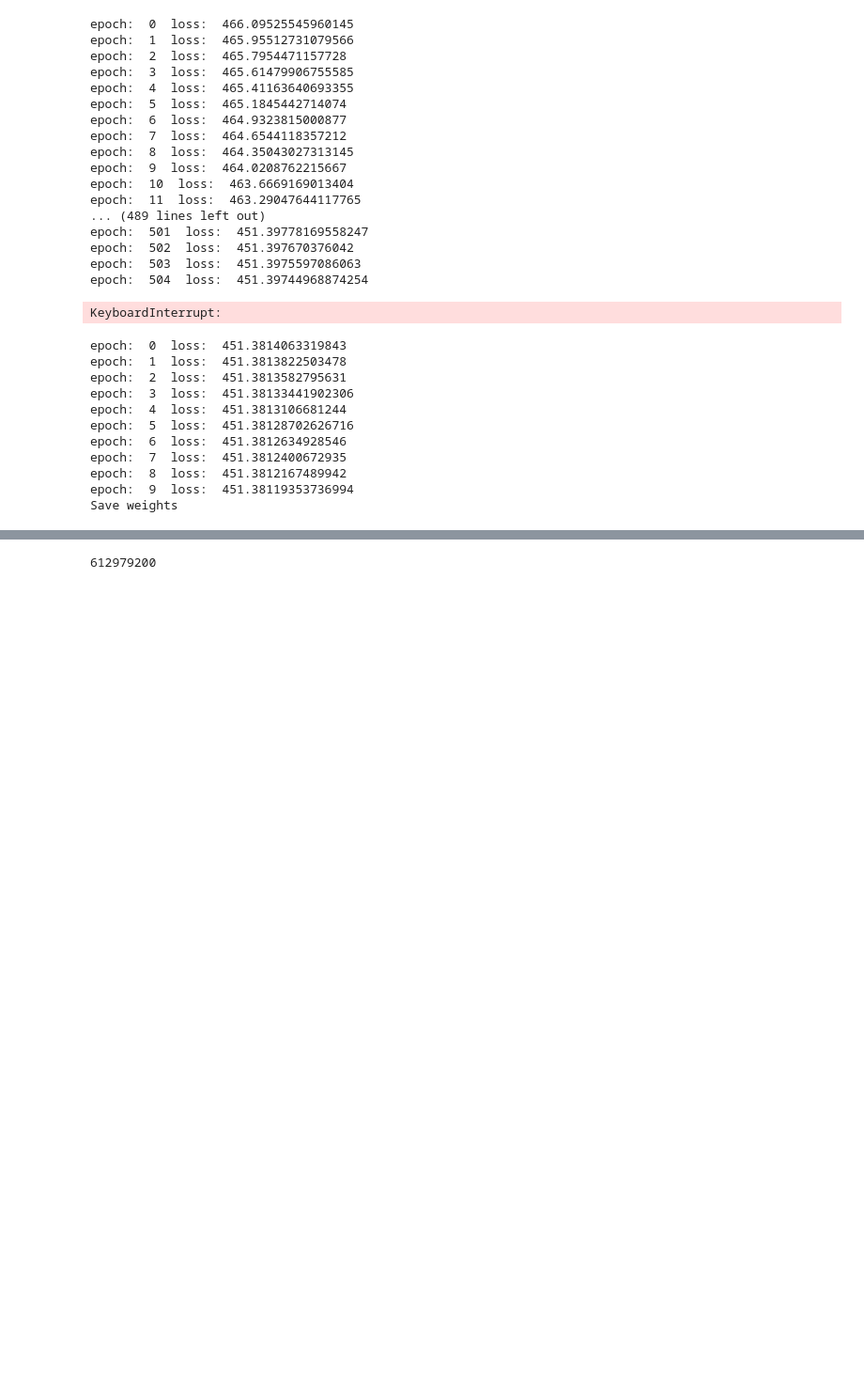
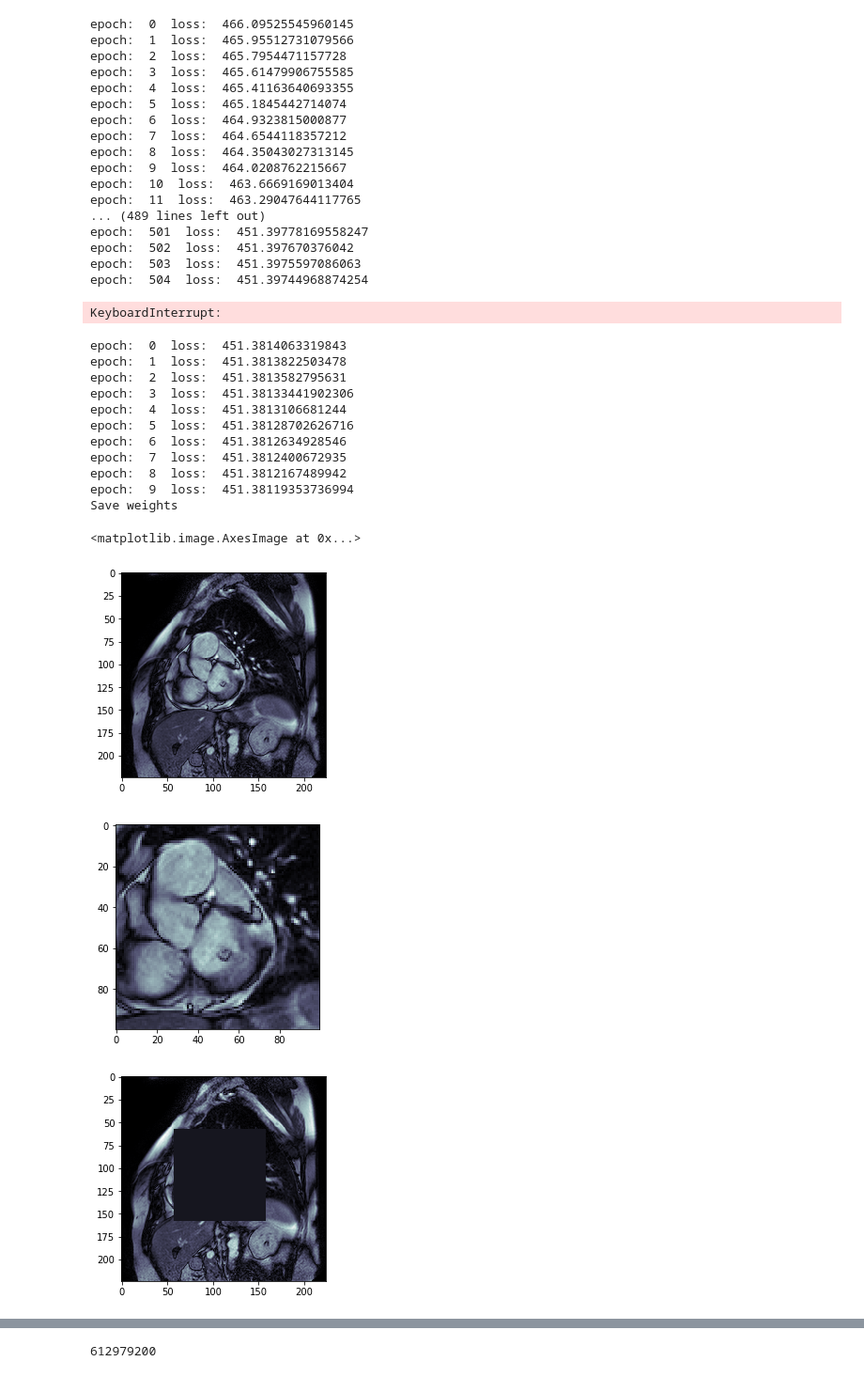
Before and after one commit to caspien6/heart_contour, a Jupyter notebook: roi/Deeplearning Roi.ipynb, the cells around one changed output, grey strips where cells are left out. Shown at 94% size. Cells and saved outputs as stored; diff of their text form; code cells hidden in the pictures; blank space fills up the shorter version.

```diff
--- a/roi/Deeplearning Roi.ipynb
+++ b/roi/Deeplearning Roi.ipynb
@@ -182,6 +200,37 @@ epoch:  7  loss:  451.3812400672935
 epoch:  8  loss:  451.3812167489942
 epoch:  9  loss:  451.38119353736994
 Save weights
+# %%
+%matplotlib inline
+import matplotlib.pyplot as plt
+
+idx = 533
+border_size=100
+plt.figure()
+cont = ds.contour_data.iloc[idx]
+image = ds.dcm_images[str(cont['path'])]
+plt.imshow(image,cmap=plt.cm.bone)
+
+out = roi.model(torch.from_numpy(np.expand_dims(ds.__getitem__(idx)['image'], axis = 0)).cuda())
+reshaped_output = np.reshape(out.cpu().detach().numpy(), (32,32))
+reshaped_output = resize(reshaped_output, (224,224))
+max_index = np.unravel_index(np.argmax(reshaped_output), reshaped_output.shape)
+
+plt.figure()
+y_min = int(int(max_index[0]) - border_size/2)
+y_max = int(int(max_index[0]) + border_size/2)
+x_min = int(int(max_index[1]) - border_size/2)
+x_max = int(int(max_index[1]) + border_size/2)
+plt.imshow(image[y_min:y_max, x_min:x_max],cmap=plt.cm.bone)
+plt.figure()
+image_modify = image.copy()
+image_modify[y_min:y_max, x_min:x_max] = 50
+plt.imshow(image_modify,cmap=plt.cm.bone)
+# %% [output]
+<matplotlib.image.AxesImage at 0x...>
+[figure, added]
+[figure, added]
+[figure, added]
 # %%
 from PIL import Image
 import matplotlib.pyplot as plt
```
Also changed, not shown: parts of 6 cells of this notebook, 1 other file.
